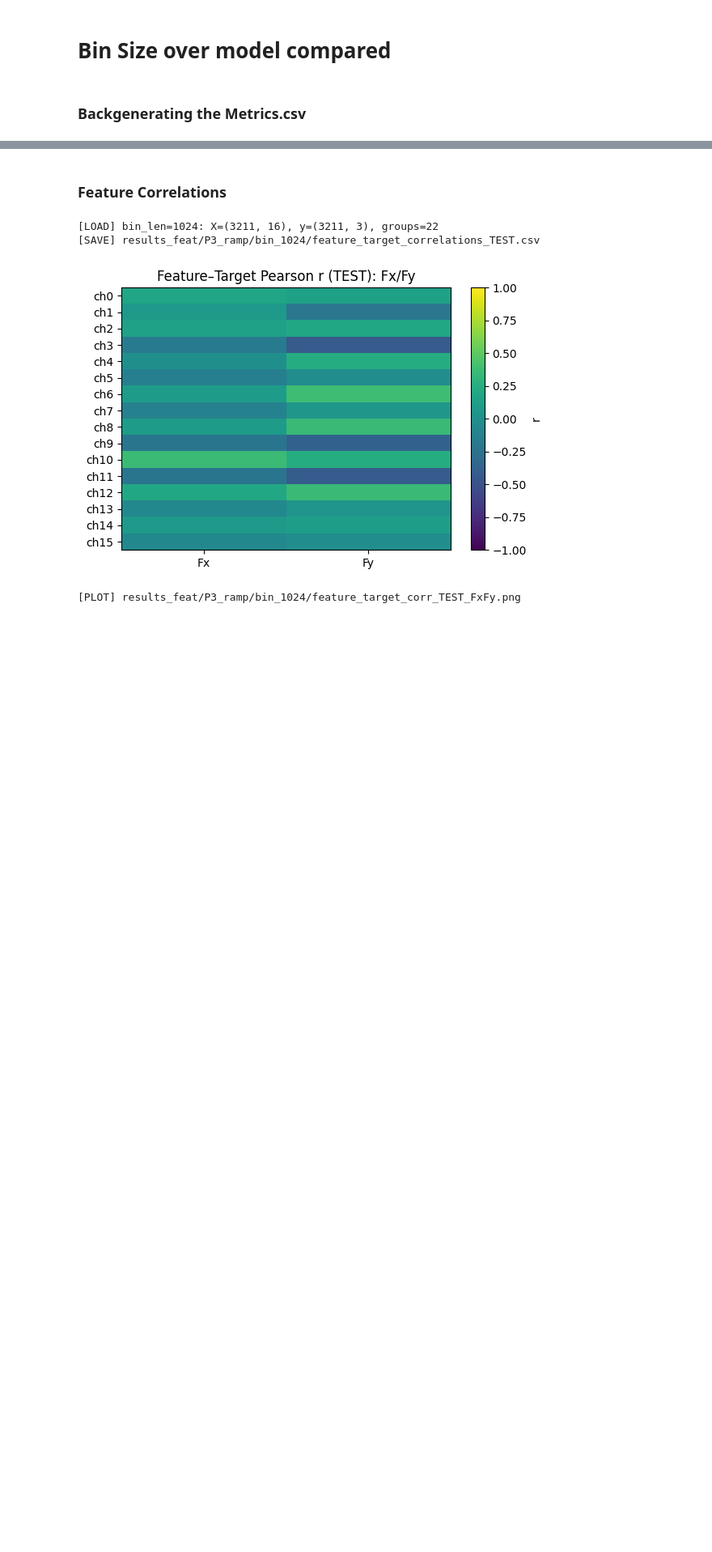
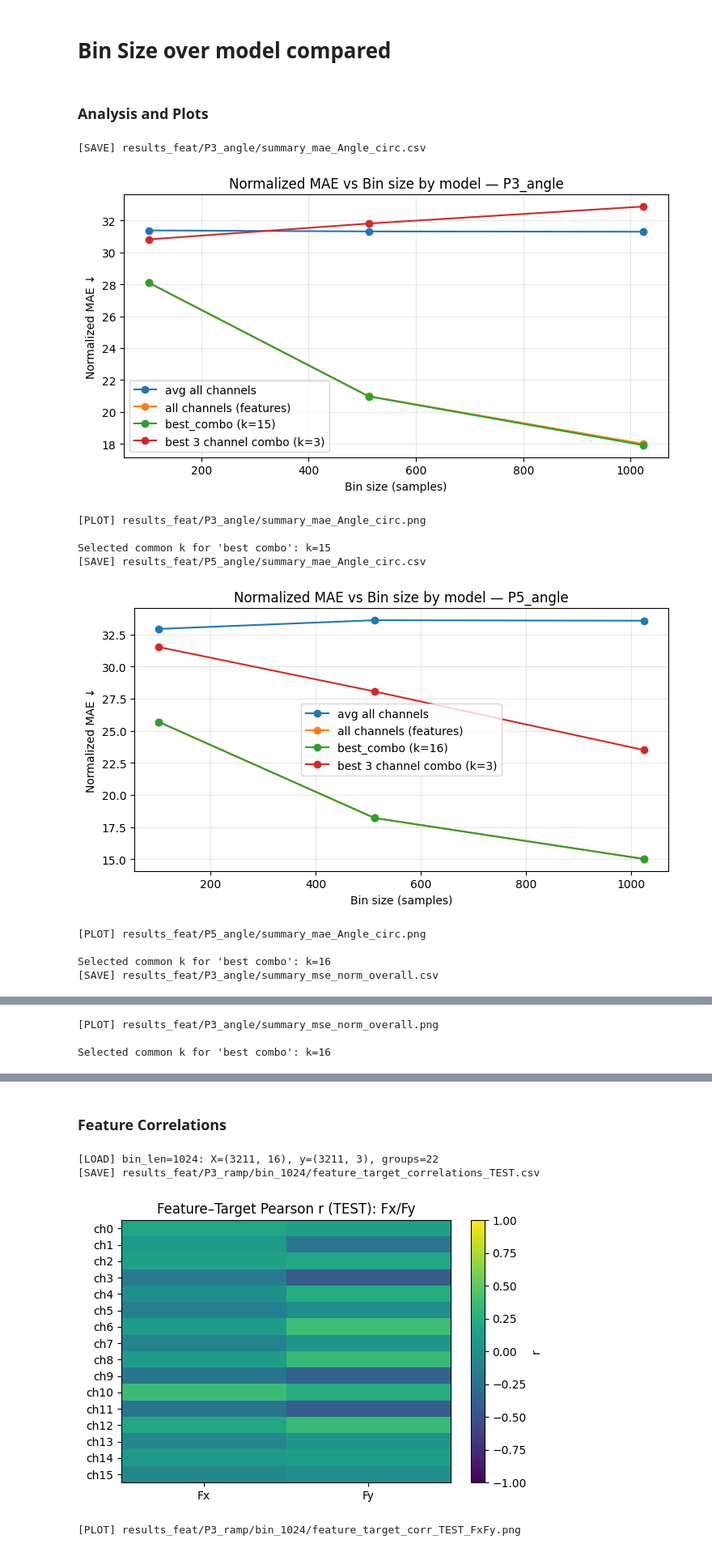
Before and after one commit to Jihagen/IntMS_EEG, a Jupyter notebook: prediction_analysis_xy.ipynb, the cells around one changed output, grey strips where cells are left out. Shown at 81% size. Cells and saved outputs as stored; diff of their text form; code cells hidden in the pictures; blank space fills up the shorter version.

```diff
--- a/prediction_analysis_xy.ipynb
+++ b/prediction_analysis_xy.ipynb
@@ -424,4 +434,2 @@ full_plot_suite(y_true=y_te, y_pred=y_hat_te, labels_deg=labels_te, model_name="
 # %% [markdown]
 # Bin Size over model compared
-# %% [markdown]
-### Backgenerating the Metrics.csv
@@ -813,0 +436,2 @@ def main():
+# %% [markdown]
+### Analysis and Plots
@@ -813,0 +600,21 @@ def main():
+# %%
+# P3 angle
+bin_size_model_summary(Path("./results_feat/P3_angle"), metric_col="mae_Angle_circ")
+
+# P5 angle
+bin_size_model_summary(Path("./results_feat/P5_angle"), metric_col="mae_Angle_circ")
+
+# If you want MSE-normalized instead:
+bin_size_model_summary(Path("./results_feat/P3_angle"), metric_col="mse_norm_overall")
+# %% [output]
+[SAVE] results_feat/P3_angle/summary_mae_Angle_circ.csv
+[figure, added]
+[PLOT] results_feat/P3_angle/summary_mae_Angle_circ.png
+
+Selected common k for 'best combo': k=15
+[SAVE] results_feat/P5_angle/summary_mae_Angle_circ.csv
+[figure, added]
+[PLOT] results_feat/P5_angle/summary_mae_Angle_circ.png
+
+Selected common k for 'best combo': k=16
+[SAVE] results_feat/P3_angle/summary_mse_norm_overall.csv
@@ -813,0 +622,3 @@ def main():
+[PLOT] results_feat/P3_angle/summary_mse_norm_overall.png
+
+Selected common k for 'best combo': k=16
```
Also changed, not shown: parts of 20 cells of this notebook, 1 other file.
